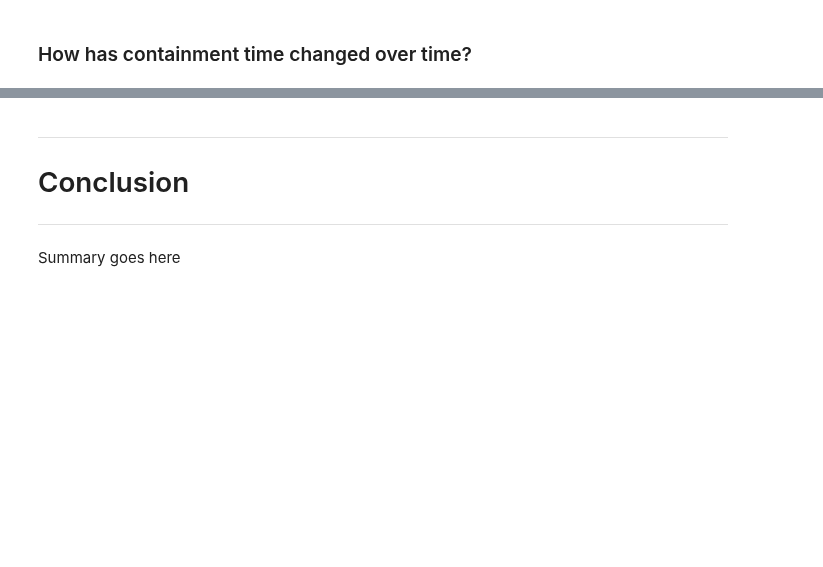
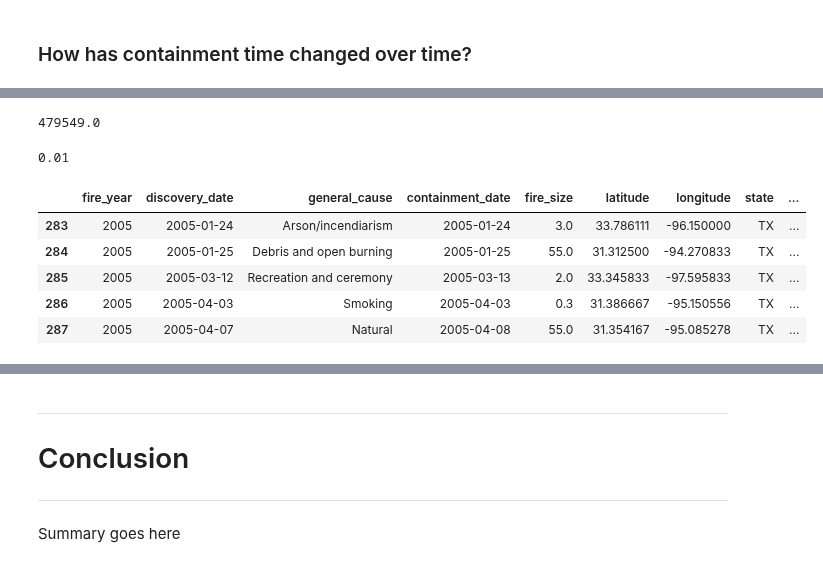
Before and after one commit to Dames-Researching-Flames/Sound-the-Alarm, a Jupyter notebook: Individual Works/Jeanettes_Workbook.ipynb, the cells around one changed output, grey strips where cells are left out. Cells and saved outputs as stored; diff of their text form; code cells hidden in the pictures; blank space fills up the shorter version.

```diff
--- a/Individual Works/Jeanettes_Workbook.ipynb
+++ b/Individual Works/Jeanettes_Workbook.ipynb
@@ -486,0 +480,21 @@ df[df.state == 'TX'].head()
+# %%
+# What is the largest wildfire to occur in Texas?
+texas.fire_size.max()
+# %% [output]
+479549.0
+# %%
+# What is the smallest wildfire to occur in Texas?
+texas.fire_size.min()
+# %% [output]
+0.01
+# %%
+# Creating a column to see how many days before a fire was contained
+texas['fire_lifespan'] = df.containment_date - df.discovery_date
+texas.head()
+# %% [output]
+|  | fire_year | discovery_date | general_cause | containment_date | fire_size | latitude | longitude | state | ... |
+| 283 | 2005 | 2005-01-24 | Arson/incendiarism | 2005-01-24 | 3.0 | 33.786111 | -96.150000 | TX | ... |
+| 284 | 2005 | 2005-01-25 | Debris and open burning | 2005-01-25 | 55.0 | 31.312500 | -94.270833 | TX | ... |
+| 285 | 2005 | 2005-03-12 | Recreation and ceremony | 2005-03-13 | 2.0 | 33.345833 | -97.595833 | TX | ... |
+| 286 | 2005 | 2005-04-03 | Smoking | 2005-04-03 | 0.3 | 31.386667 | -95.150556 | TX | ... |
+| 287 | 2005 | 2005-04-07 | Natural | 2005-04-08 | 55.0 | 31.354167 | -95.085278 | TX | ... |
```
Also changed, not shown: parts of 62 cells of this notebook, 1 other file.
